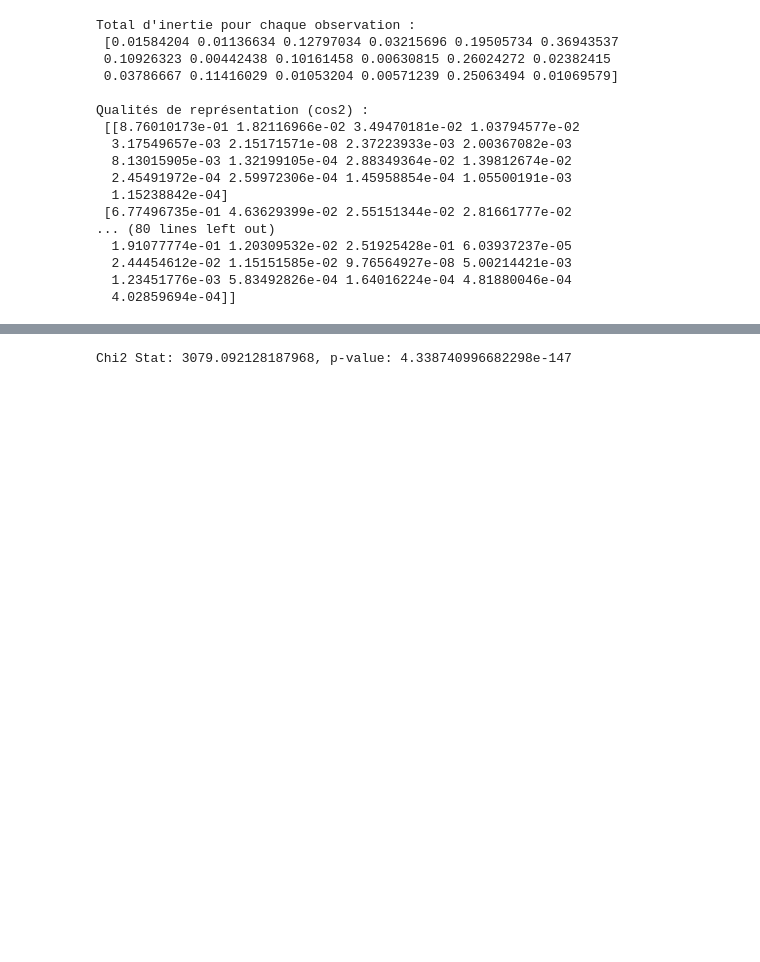
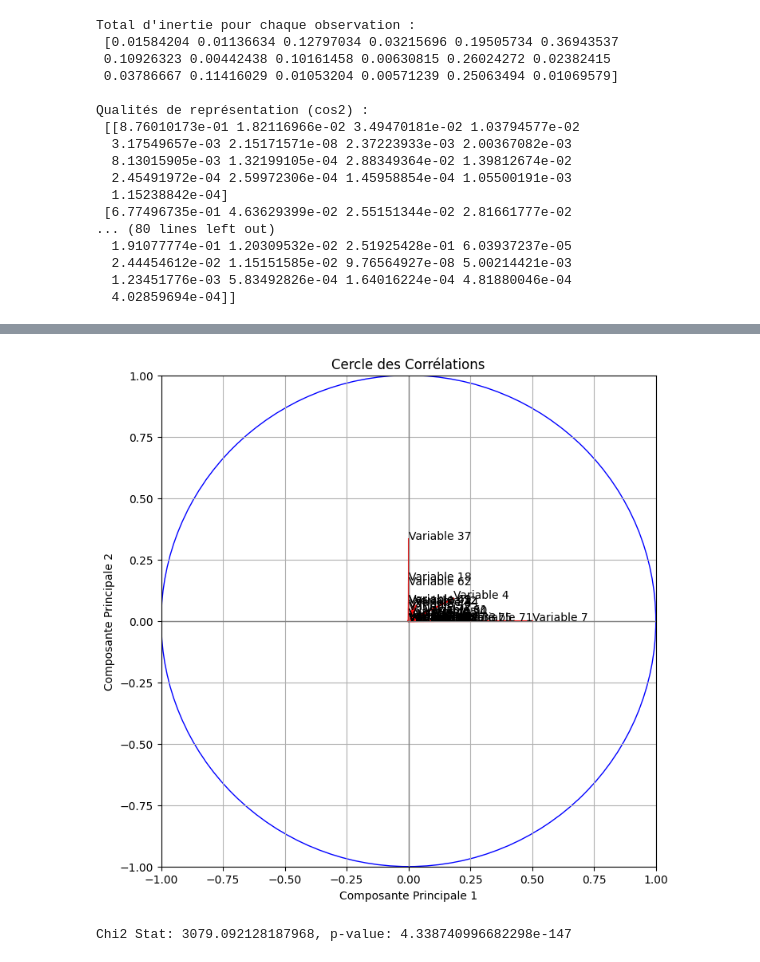
Before and after one commit to HibaIbrahimi/AFC_project, a Jupyter notebook: afc.ipynb, the cells around one changed output, grey strips where cells are left out. Drawn from its saved outputs; the diff is of its cells as text; code cells hidden in the pictures; blank space fills up the shorter version.

```diff
--- a/afc.ipynb
+++ b/afc.ipynb
@@ -666,3 +536,34 @@ NameError: name 'total' is not defined
+# %%
+import matplotlib.pyplot as plt
+import numpy as np
+
+# Supposons que row_profile_matrix est votre matrice de profil ligne sous forme de ndarray numpy
+# Utiliser la première et la deuxième colonnes pour les coordonnées
+variables_coordinates = row_profile_matrix[:, :2]
+
+# Création du graphique
+plt.figure(figsize=(8, 8))
+circle = plt.Circle((0, 0), 1, color='blue', fill=False)
+plt.gca().add_artist(circle)
+
+# Placer chaque variable sur le graphique
+for i in range(variables_coordinates.shape[0]):
+    plt.plot([0, variables_coordinates[i, 0]], [0, variables_coordinates[i, 1]], color='red')
+    # Remplacer 'row_profile_matrix.index[i]' par un label approprié si disponible
+    plt.text(variables_coordinates[i, 0], variables_coordinates[i, 1], 'Variable ' + str(i))
+
+# Ajouter des axes et des labels
+plt.xlabel('Composante Principale 1')
+plt.ylabel('Composante Principale 2')
+plt.title('Cercle des Corrélations')
+plt.grid()
+plt.axhline(0, color='grey', lw=1)
+plt.axvline(0, color='grey', lw=1)
+plt.xlim(-1, 1)
+plt.ylim(-1, 1)
+plt.show()
+# %% [output]
+[figure, added]
 # %%
 from scipy.stats import chi2_contingency
 
```
Also changed, not shown: parts of 10 cells of this notebook.
